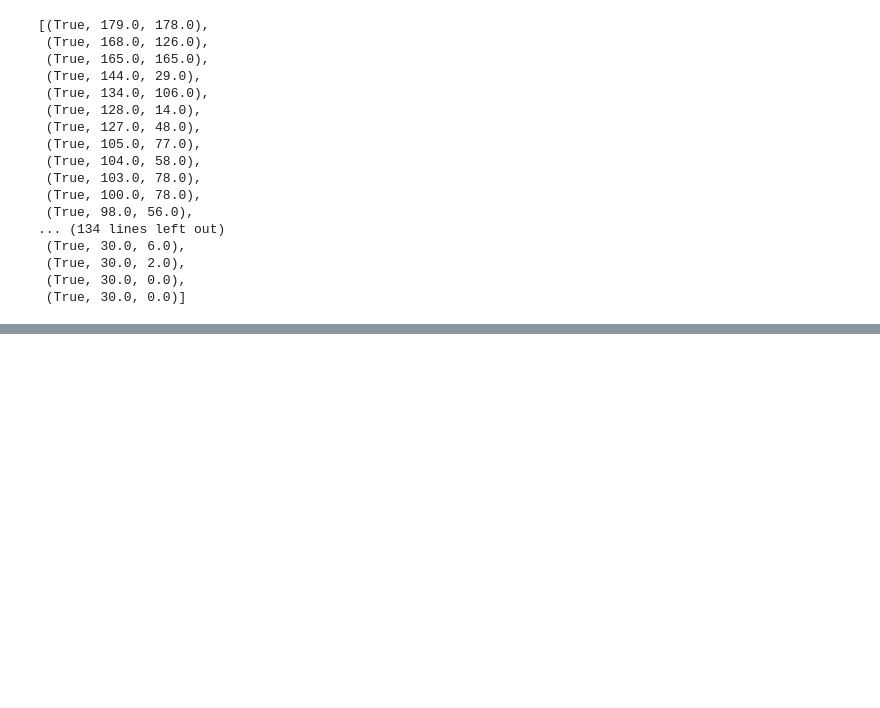
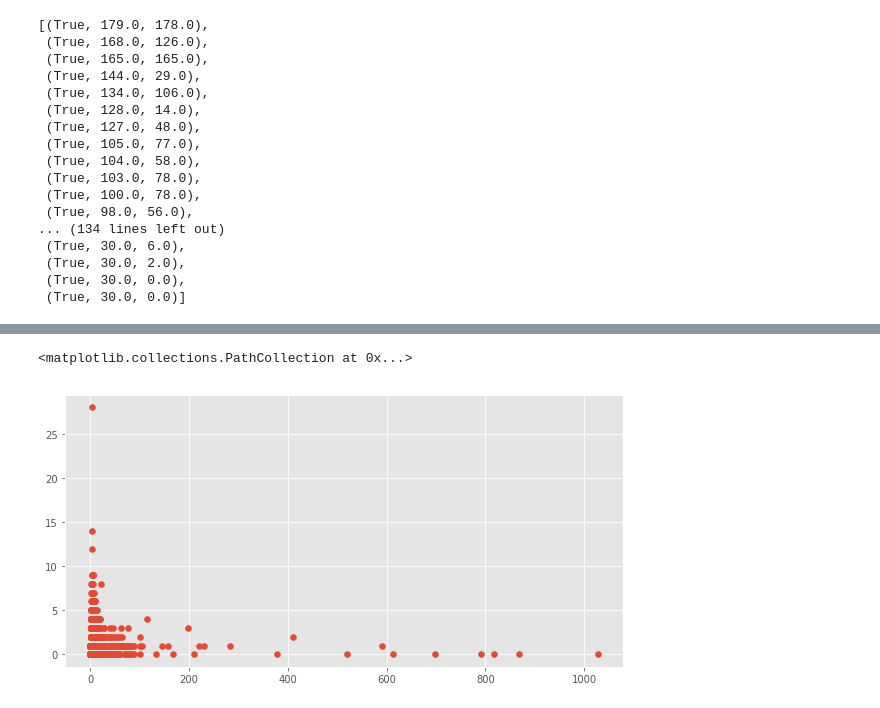
Before and after one commit to DiegoPerezCaa/TFM_QualitySession, a Jupyter notebook: dataTesting/Prueba2_ML_clustering.ipynb, the cells around one changed output, grey strips where cells are left out. Saved outputs shown, nothing was run; the diff lists cells and outputs as text; code cells hidden in the pictures; blank space fills up the shorter version.

```diff
--- a/dataTesting/Prueba2_ML_clustering.ipynb
+++ b/dataTesting/Prueba2_ML_clustering.ipynb
@@ -411,0 +427,16 @@ points_with_cluster.map(outlier).filter(lambda x: x[0]).take(150)
+# %%
+import pandas as pd
+import matplotlib.pyplot as plt
+import matplotlib
+
+%matplotlib inline
+matplotlib.style.use("ggplot")
+import seaborn as sns
+from sklearn.cluster import KMeans
+from scipy.spatial.distance import cdist
+import numpy as np
+from sklearn import preprocessing
+# %%
+dd = pd.read_csv('../../Archivos_tfm/dataTesting/df_prueba.csv', index_col=0)
+print dd.mean()
+print dd.std()
@@ -411,0 +496,6 @@ points_with_cluster.map(outlier).filter(lambda x: x[0]).take(150)
+# %%
+f, ax = plt.subplots(figsize = (10,5))
+plt.scatter(dd['avgTimePage2'],dd['uniqueVisitsPage3'])
+# %% [output]
+<matplotlib.collections.PathCollection at 0x...>
+[figure, added]
```
Also changed, not shown: parts of 19 cells of this notebook, 2 other files.
